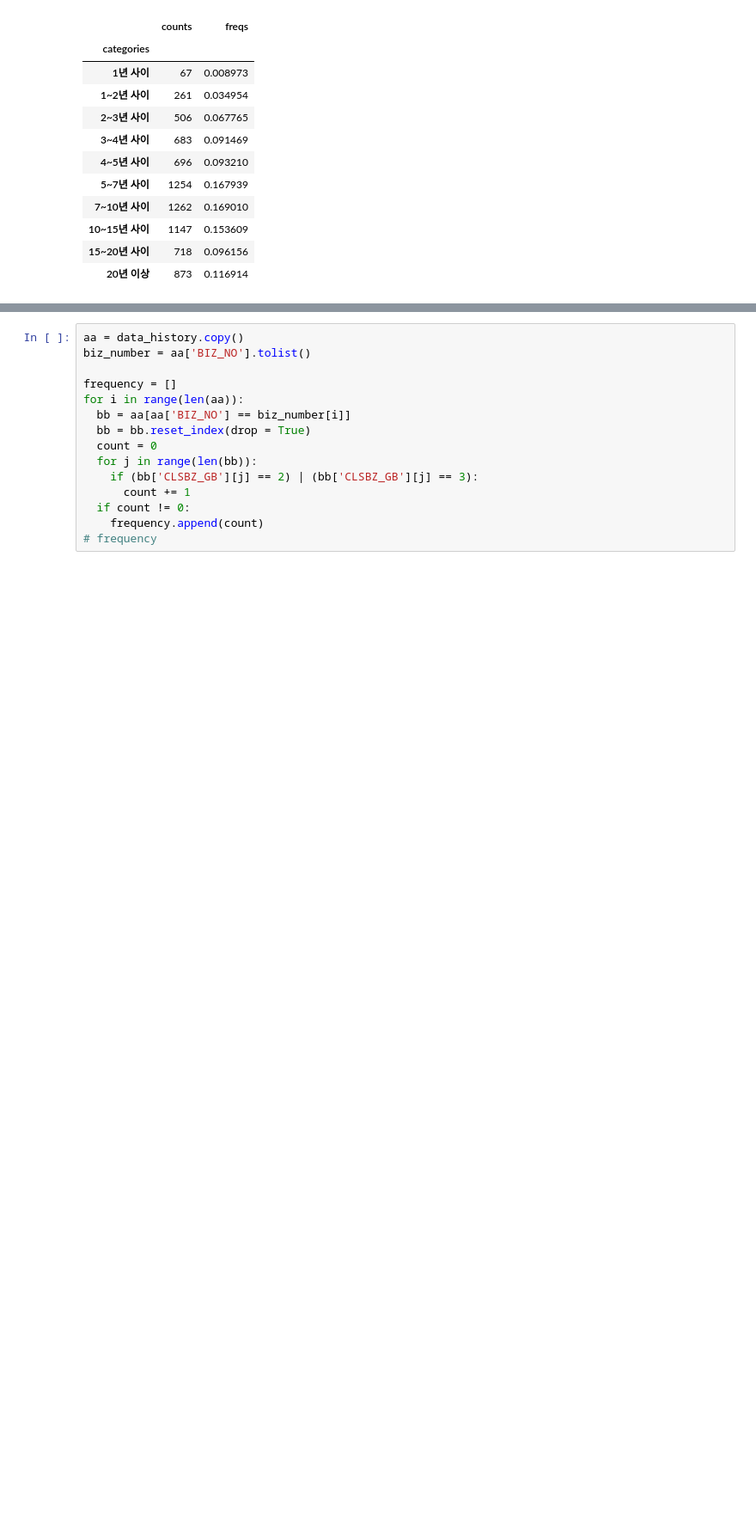
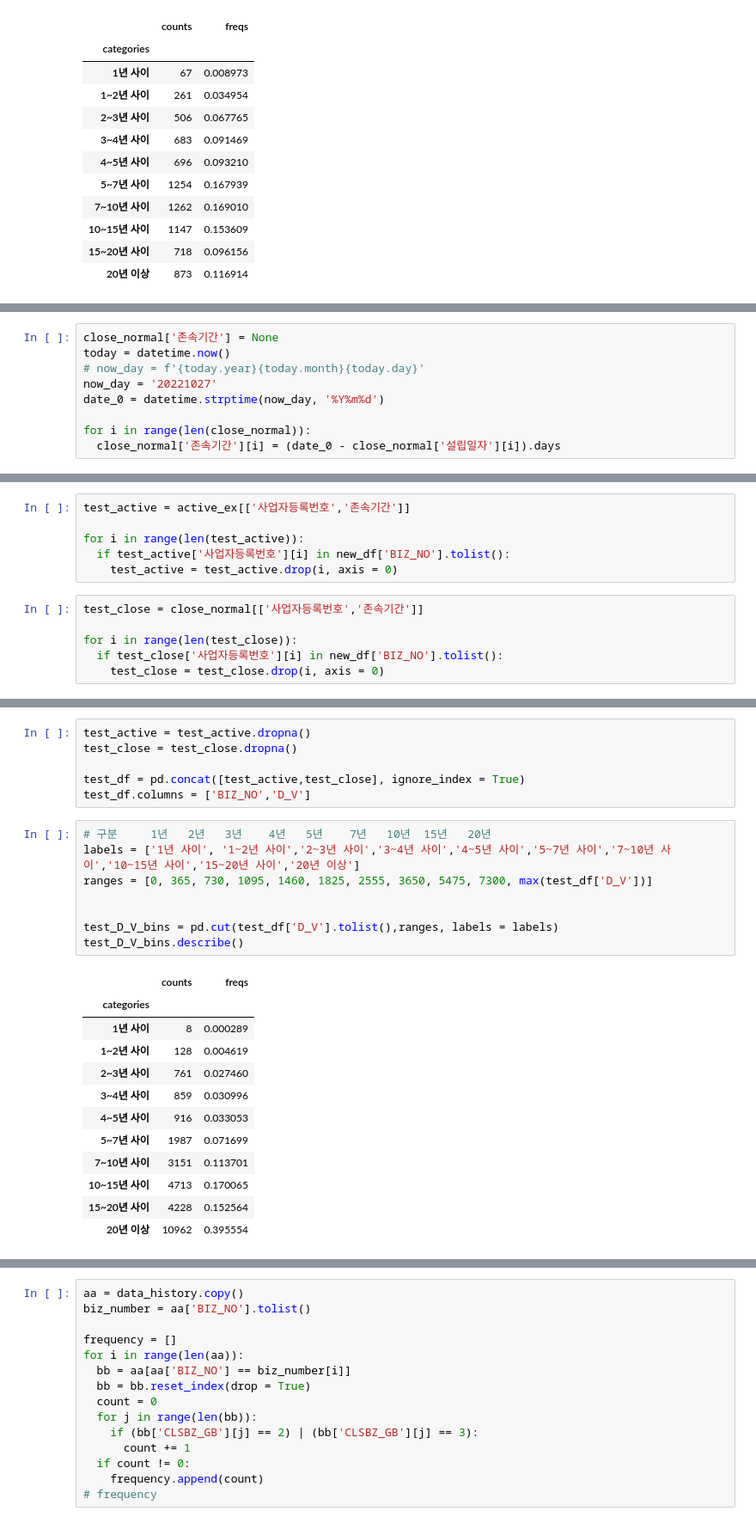
Before and after one commit to chorokdong/Numble_Challenge, a Jupyter notebook: 1. EDA/EDA_1021.ipynb, the cells around one changed output, grey strips where cells are left out. Shown at 86% size. Saved outputs shown, nothing was run; the diff lists cells and outputs as text; blank space fills up the shorter version.

```diff
--- a/1. EDA/EDA_1021.ipynb
+++ b/1. EDA/EDA_1021.ipynb
@@ -575,0 +667,9 @@ D_V_bins.describe()
+# %%
+close_normal['존속기간'] = None
+today = datetime.now()
+# now_day = f'{today.year}{today.month}{today.day}'
+now_day = '20221027'
+date_0 = datetime.strptime(now_day, '%Y%m%d')
+
+for i in range(len(close_normal)):
+  close_normal['존속기간'][i] = (date_0 - close_normal['설립일자'][i]).days
@@ -575,0 +678,12 @@ D_V_bins.describe()
+# %%
+test_active = active_ex[['사업자등록번호','존속기간']]
+
+for i in range(len(test_active)):
+  if test_active['사업자등록번호'][i] in new_df['BIZ_NO'].tolist():
+    test_active = test_active.drop(i, axis = 0)
+# %%
+test_close = close_normal[['사업자등록번호','존속기간']]
+
+for i in range(len(test_close)):
+  if test_close['사업자등록번호'][i] in new_df['BIZ_NO'].tolist():
+    test_close = test_close.drop(i, axis = 0)
@@ -575,0 +706,27 @@ D_V_bins.describe()
+# %%
+test_active = test_active.dropna()
+test_close = test_close.dropna()
+
+test_df = pd.concat([test_active,test_close], ignore_index = True)
+test_df.columns = ['BIZ_NO','D_V']
+# %%
+# 구분     1년   2년   3년    4년   5년    7년   10년  15년   20년
+labels = ['1년 사이', '1~2년 사이','2~3년 사이','3~4년 사이','4~5년 사이','5~7년 사이','7~10년 사이','10~15년 사이','15~20년 사이','20년 이상']
+ranges = [0, 365, 730, 1095, 1460, 1825, 2555, 3650, 5475, 7300, max(test_df['D_V'])]
+
+
+test_D_V_bins = pd.cut(test_df['D_V'].tolist(),ranges, labels = labels)
+test_D_V_bins.describe()
+# %% [output]
+|  | counts | freqs |
+| categories |  |  |
+| 1년 사이 | 8 | 0.000289 |
+| 1~2년 사이 | 128 | 0.004619 |
+| 2~3년 사이 | 761 | 0.027460 |
+| 3~4년 사이 | 859 | 0.030996 |
+| 4~5년 사이 | 916 | 0.033053 |
+| 5~7년 사이 | 1987 | 0.071699 |
+| 7~10년 사이 | 3151 | 0.113701 |
+| 10~15년 사이 | 4713 | 0.170065 |
+| 15~20년 사이 | 4228 | 0.152564 |
+| 20년 이상 | 10962 | 0.395554 |
```
Also changed, not shown: parts of 19 cells of this notebook.
